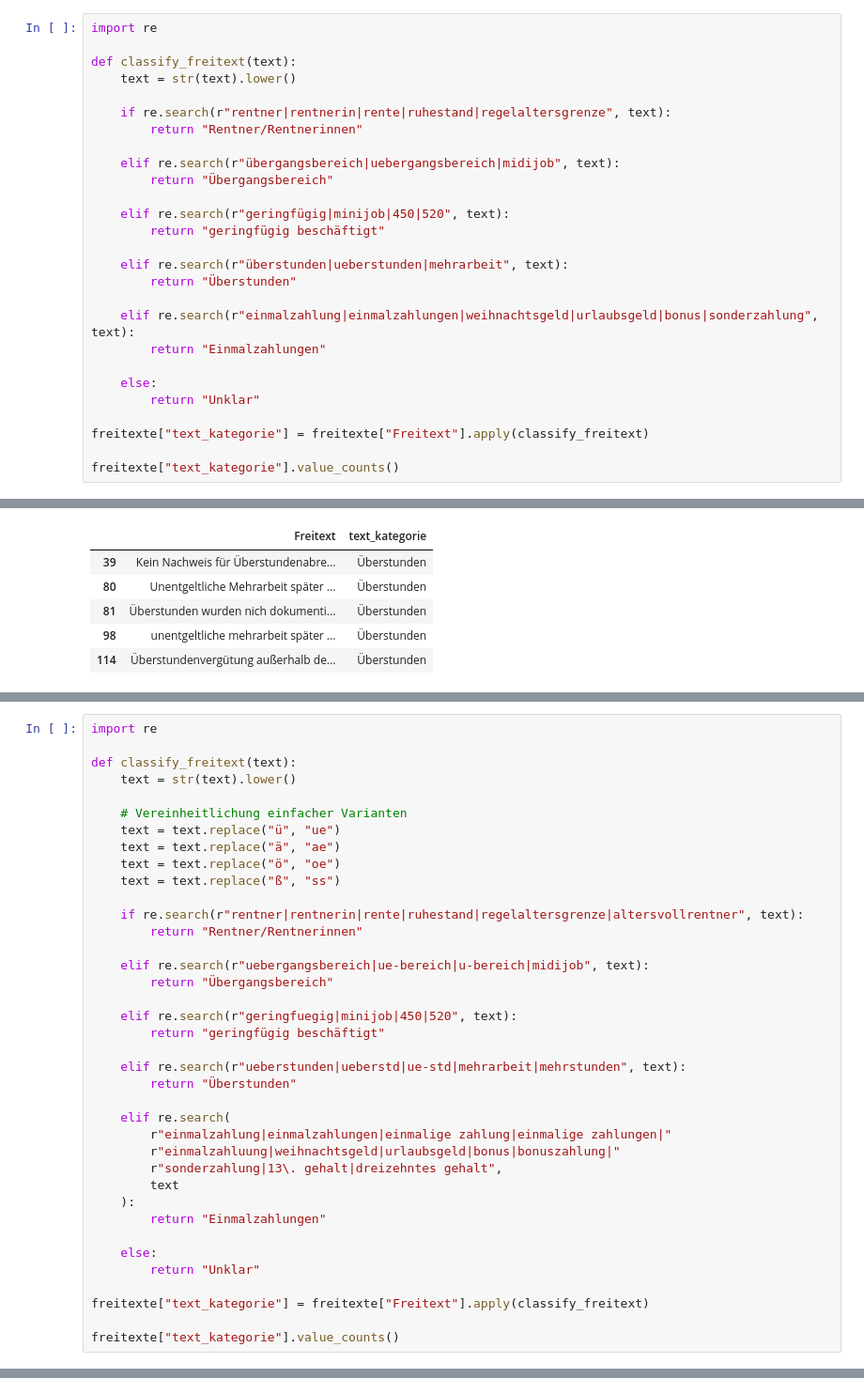
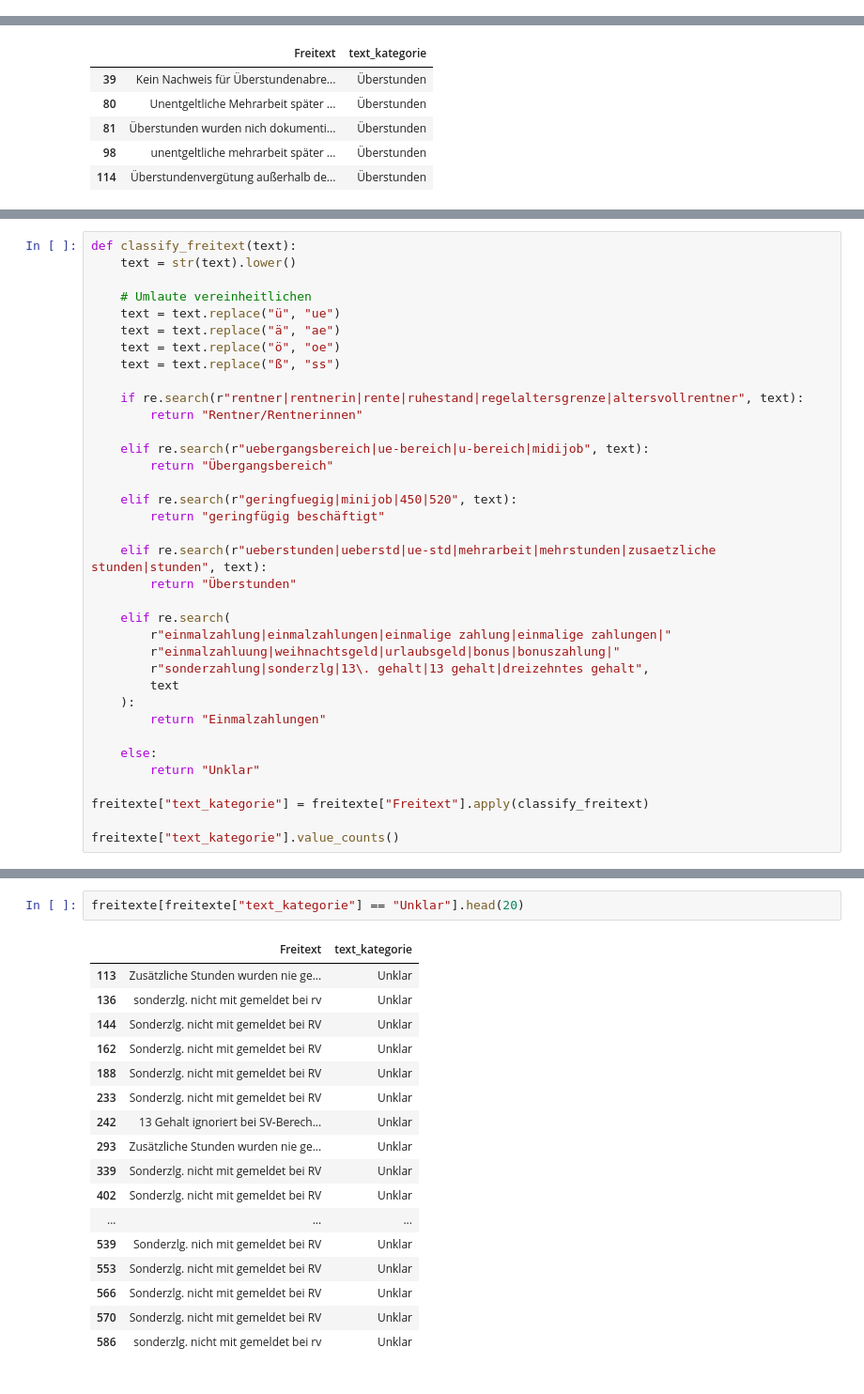
Before and after one commit to smartinezai/DRV-model, a Jupyter notebook: nachforderung_modell.ipynb, the cells around one changed output, grey strips where cells are left out. Shown at 94% size. Cells and saved outputs as stored; diff of their text form.

```diff
--- a/nachforderung_modell.ipynb
+++ b/nachforderung_modell.ipynb
@@ -580,30 +580,3 @@ Data columns (total 1 columns):
  0   Freitext  2524 non-null   str
 dtypes: str(1)
 memory usage: 19.8 KB
-# %%
-import re
-
-def classify_freitext(text):
-    text = str(text).lower()
-
-    if re.search(r"rentner|rentnerin|rente|ruhestand|regelaltersgrenze", text):
-        return "Rentner/Rentnerinnen"
-
-    elif re.search(r"übergangsbereich|uebergangsbereich|midijob", text):
-        return "Übergangsbereich"
-
-    elif re.search(r"geringfügig|minijob|450|520", text):
-        return "geringfügig beschäftigt"
-
-    elif re.search(r"überstunden|ueberstunden|mehrarbeit", text):
-        return "Überstunden"
-
-    elif re.search(r"einmalzahlung|einmalzahlungen|weihnachtsgeld|urlaubsgeld|bonus|sonderzahlung", text):
-        return "Einmalzahlungen"
-
-    else:
-        return "Unklar"
-
-freitexte["text_kategorie"] = freitexte["Freitext"].apply(classify_freitext)
-
-freitexte["text_kategorie"].value_counts()
@@ -688,10 +652,8 @@ Kategorie: Überstunden
 # %%
-import re
-
 def classify_freitext(text):
     text = str(text).lower()
 
-    # Vereinheitlichung einfacher Varianten
+    # Umlaute vereinheitlichen
     text = text.replace("ü", "ue")
     text = text.replace("ä", "ae")
     text = text.replace("ö", "oe")
@@ -706,13 +668,13 @@ def classify_freitext(text):
     elif re.search(r"geringfuegig|minijob|450|520", text):
         return "geringfügig beschäftigt"
 
-    elif re.search(r"ueberstunden|ueberstd|ue-std|mehrarbeit|mehrstunden", text):
+    elif re.search(r"ueberstunden|ueberstd|ue-std|mehrarbeit|mehrstunden|zusaetzliche stunden|stunden", text):
         return "Überstunden"
 
     elif re.search(
         r"einmalzahlung|einmalzahlungen|einmalige zahlung|einmalige zahlungen|"
         r"einmalzahluung|weihnachtsgeld|urlaubsgeld|bonus|bonuszahlung|"
-        r"sonderzahlung|13\. gehalt|dreizehntes gehalt",
+        r"sonderzahlung|sonderzlg|13\. gehalt|13 gehalt|dreizehntes gehalt",
         text
     ):
         return "Einmalzahlungen"
@@ -734 +695,21 @@ Unklar                      65
 Name: count, dtype: int64
+# %%
+freitexte[freitexte["text_kategorie"] == "Unklar"].head(20)
+# %% [output]
+|  | Freitext | text_kategorie |
+| 113 | Zusätzliche Stunden wurden nie ge... | Unklar |
+| 136 | sonderzlg. nicht mit gemeldet bei rv | Unklar |
+| 144 | Sonderzlg. nicht mit gemeldet bei RV | Unklar |
+| 162 | Sonderzlg. nicht mit gemeldet bei RV | Unklar |
+| 188 | Sonderzlg. nicht mit gemeldet bei RV | Unklar |
+| 233 | Sonderzlg. nicht mit gemeldet bei RV | Unklar |
+| 242 | 13 Gehalt ignoriert bei SV-Berech... | Unklar |
+| 293 | Zusätzliche Stunden wurden nie ge... | Unklar |
+| 339 | Sonderzlg. nicht mit gemeldet bei RV | Unklar |
+| 402 | Sonderzlg. nicht mit gemeldet bei RV | Unklar |
+| ... | ... | ... |
+| 539 | Sonderzlg. nich mit gemeldet bei RV | Unklar |
+| 553 | Sonderzlg. nicht mit gemeldet bei RV | Unklar |
+| 566 | Sonderzlg. nicht mit gemeldet bei RV | Unklar |
+| 570 | Sonderzlg. nicht mit gemeldet bei RV | Unklar |
+| 586 | sonderzlg. nicht mit gemeldet bei rv | Unklar |
```
Also changed, not shown: parts of 3 cells of this notebook.
